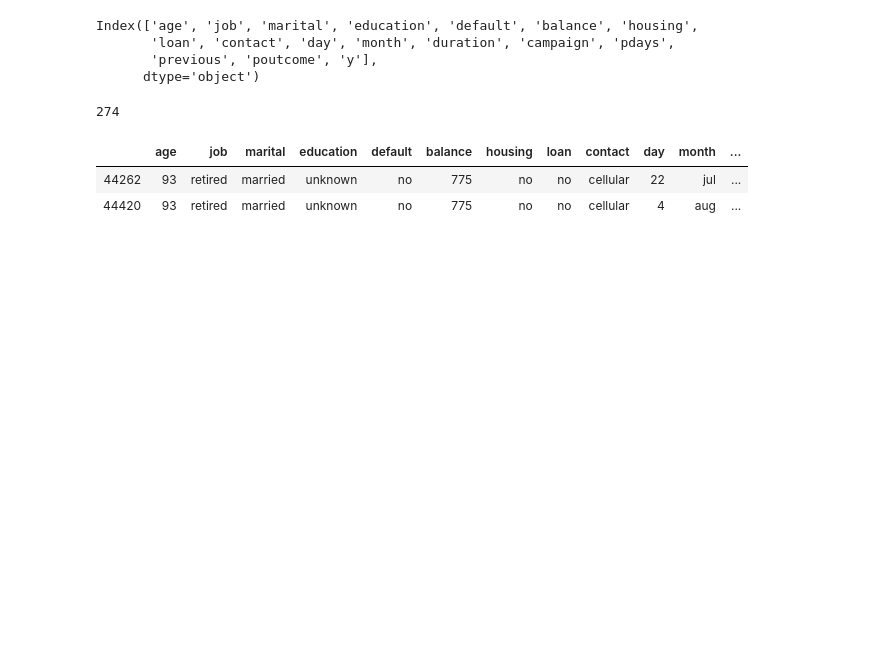
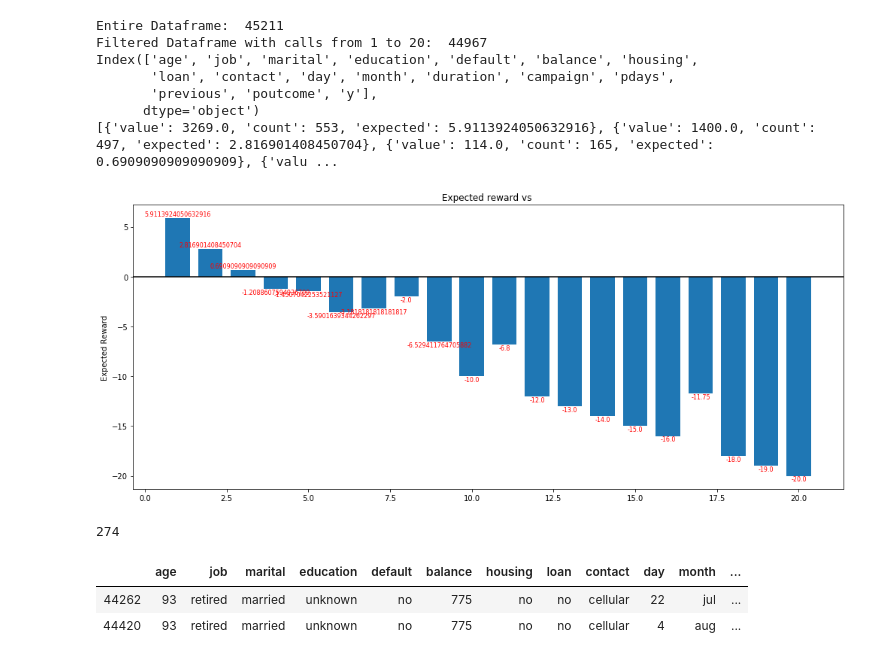
Before and after one commit to shiv1994/BankMarketing, a Jupyter notebook: prelim_analysis.ipynb, the cells around one changed output. Saved outputs shown, nothing was run; the diff lists cells and outputs as text; code cells hidden in the pictures; blank space fills up the shorter version.

```diff
--- a/prelim_analysis.ipynb
+++ b/prelim_analysis.ipynb
@@ -23,7 +23,7 @@ def load_file(data_file_path):
 
 def compute_reward_individual(num_calls, result, cost_per_call = 1):
     if result == "yes":
-        return (11 - (cost_per_call * num_calls))
+        return (21 - (cost_per_call * num_calls))
     elif result == "no":
         return (-1 * (cost_per_call * num_calls))
 
@@ -191,7 +191,10 @@ def compute_expected_reward_feature_set(fs_df, no_calls):
     return expected_values_calls
 # %%
 # Given a dictionary of what attributes comprise a feature set, we can get all rows corresponding to this feature set.
-def extract_rows_feature_set(fs_df, feature_labels = {'education':['tertiary', 'unknown'], 'job':['student', 'retired', 'unemployed']}):
+def extract_rows_feature_set(fs_df, feature_labels = {'education':['tertiary', 'unknown'],
+                                                      'job':['management', 'technician', 'blue-collar'],
+                                                      'marital':['single'], 'default':['no'],
+                                                      'housing':['no'], 'loan':['no']}):
     for key in feature_labels:
         feature_labels_query_str = ''
         arr = feature_labels[key]
@@ -206,25 +206,47 @@ def extract_rows_feature_set(fs_df, feature_labels = {'education':['tertiary', '
 # %%
 current_dir = os.getcwd()
 mkt_df = load_file(current_dir + '/bank-full.csv')
-mkt_df_filtered = mkt_df[(mkt_df['campaign']>=1) & (mkt_df['campaign']<=10)] # & (mkt_df['education']!="unknown")
-# df1 = mkt_df_filtered.head(300)
+print("Entire Dataframe: ", len(mkt_df))
+mkt_df_filtered = mkt_df[(mkt_df['campaign']>=1) & (mkt_df['campaign']<=20)]
+print("Filtered Dataframe with calls from 1 to 20: ", len(mkt_df_filtered))
 print(mkt_df_filtered.columns)
-print("\n")
+
+
+mkt_df_filtered = mkt_df_filtered.query('age >= 26 & age <=60')
+result_df = extract_rows_feature_set(mkt_df_filtered)
+# print(len(result_df))
+result_graph_data = compute_expected_reward_feature_set(result_df, 20)
+print(result_graph_data)
+x = []
+y = []
+i = 0
+for item in result_graph_data:
+    i+=1
+    x.append(i)
+    y.append(item['expected'])
+plot_graph(x, y, '', True, False)
+
+
+
 # This is working.
 # result = extract_rows_feature_set(mkt_df_filtered)
 # compute_plot_value_rows_by_key(mkt_df_filtered, 'age', True, True)
 # compute_plot_value_rows_by_key(mkt_df_filtered, 'education', True, False)
 # compute_plot_value_rows_by_key(mkt_df_filtered, 'marital', True, False)
 # compute_plot_value_rows_by_key(mkt_df_filtered, 'job', True, False)
 # compute_plot_value_rows_by_key(mkt_df_filtered, 'default', True, False)
 # compute_plot_value_rows_by_key(mkt_df_filtered, 'housing', True, False)
 # compute_plot_value_rows_by_key(mkt_df_filtered, 'loan', True, False)
 # compute_plot_balance_value(mkt_df_filtered)
 # %% [output]
+Entire Dataframe:  45211
+Filtered Dataframe with calls from 1 to 20:  44967
 Index(['age', 'job', 'marital', 'education', 'default', 'balance', 'housing',
        'loan', 'contact', 'day', 'month', 'duration', 'campaign', 'pdays',
        'previous', 'poutcome', 'y'],
       dtype='object')
+[{'value': 3269.0, 'count': 553, 'expected': 5.9113924050632916}, {'value': 1400.0, 'count': 497, 'expected': 2.816901408450704}, {'value': 114.0, 'count': 165, 'expected': 0.6909090909090909}, {'valu ...
+[figure, added]
 # %%
 # print(len(mkt_df_filtered[(mkt_df_filtered['education'] == 'secondary') & (mkt_df_filtered['y'] == 'yes')]))
 # print(len(mkt_df_filtered[(mkt_df_filtered['education'] == 'secondary') & (mkt_df_filtered['y'] == 'no')]))
```
Also changed, not shown: parts of 8 cells of this notebook, 2 other files.
